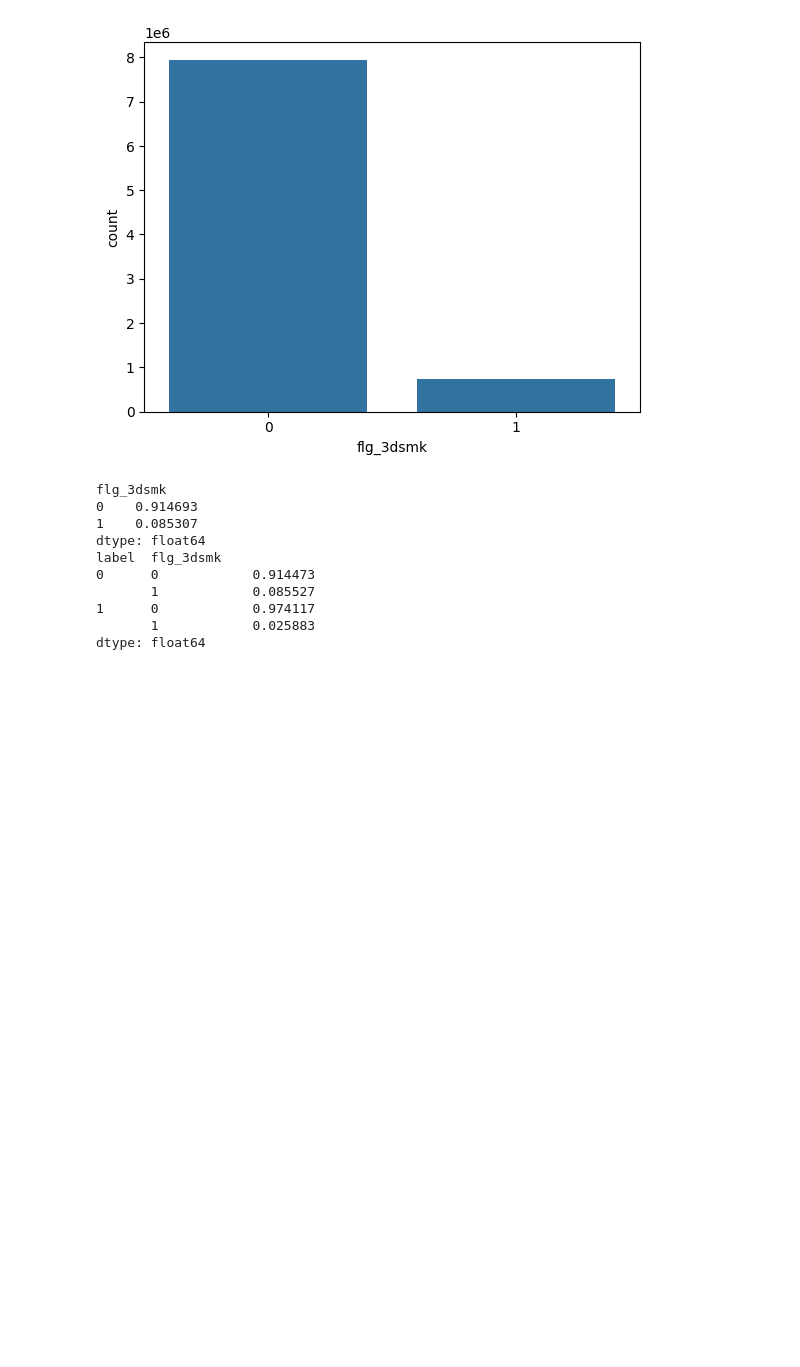
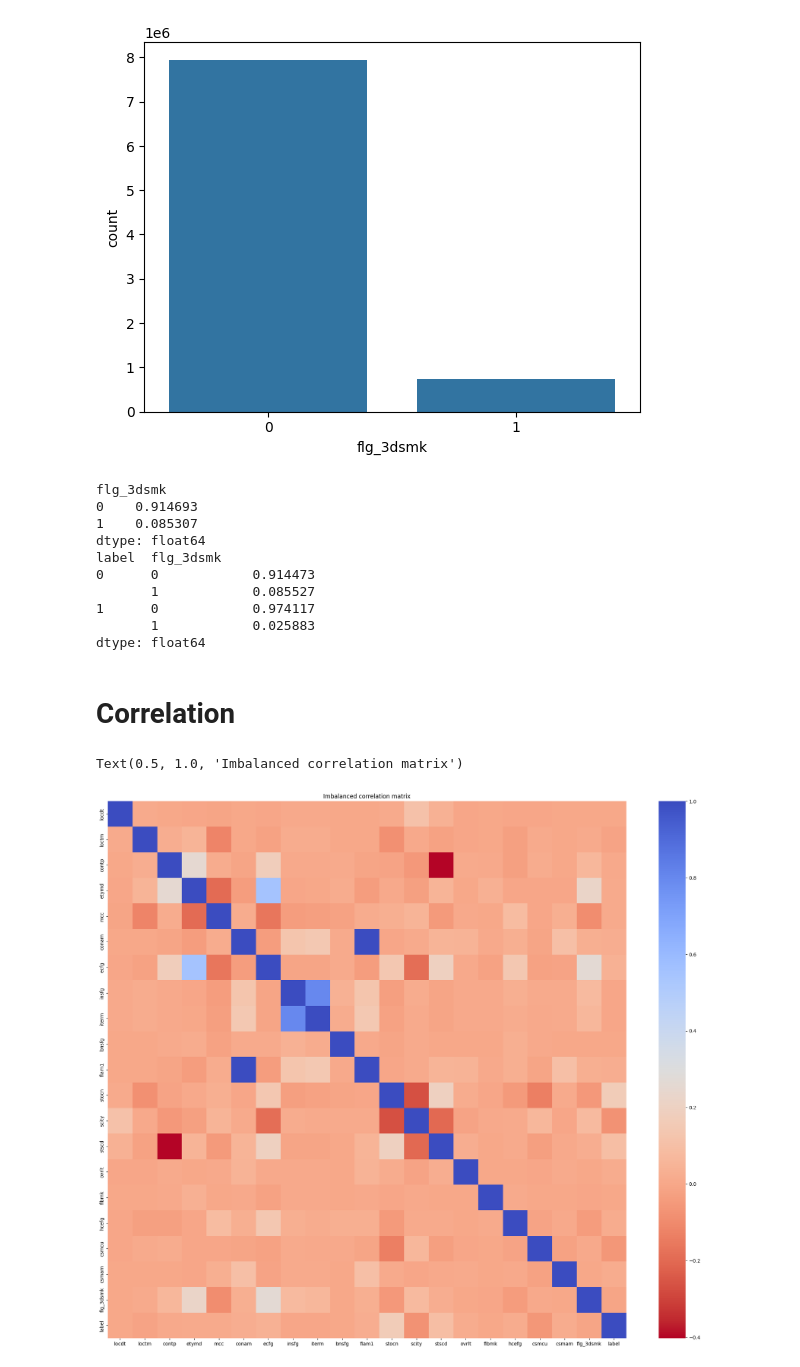
Before and after one commit to jackykang061233/ML, a Jupyter notebook: 信用卡冒用/overview.ipynb, the cells around one changed output. Cells and saved outputs as stored; diff of their text form; code cells hidden in the pictures; blank space fills up the shorter version.

```diff
--- a/信用卡冒用/overview.ipynb
+++ b/信用卡冒用/overview.ipynb
@@ -890,3 +898,13 @@ label  flg_3dsmk
 1      0            0.974117
        1            0.025883
 dtype: float64
+# %% [markdown]
+# Correlation
+# %%
+plt.figure(figsize=(24, 20))
+corr = df.corr(numeric_only=True)
+sns.heatmap(corr, cmap='coolwarm_r', annot_kws={'size':20})
+plt.title('Imbalanced correlation matrix')
+# %% [output]
+Text(0.5, 1.0, 'Imbalanced correlation matrix')
+[figure, added]
```
Also changed, not shown: parts of 2 cells of this notebook.
